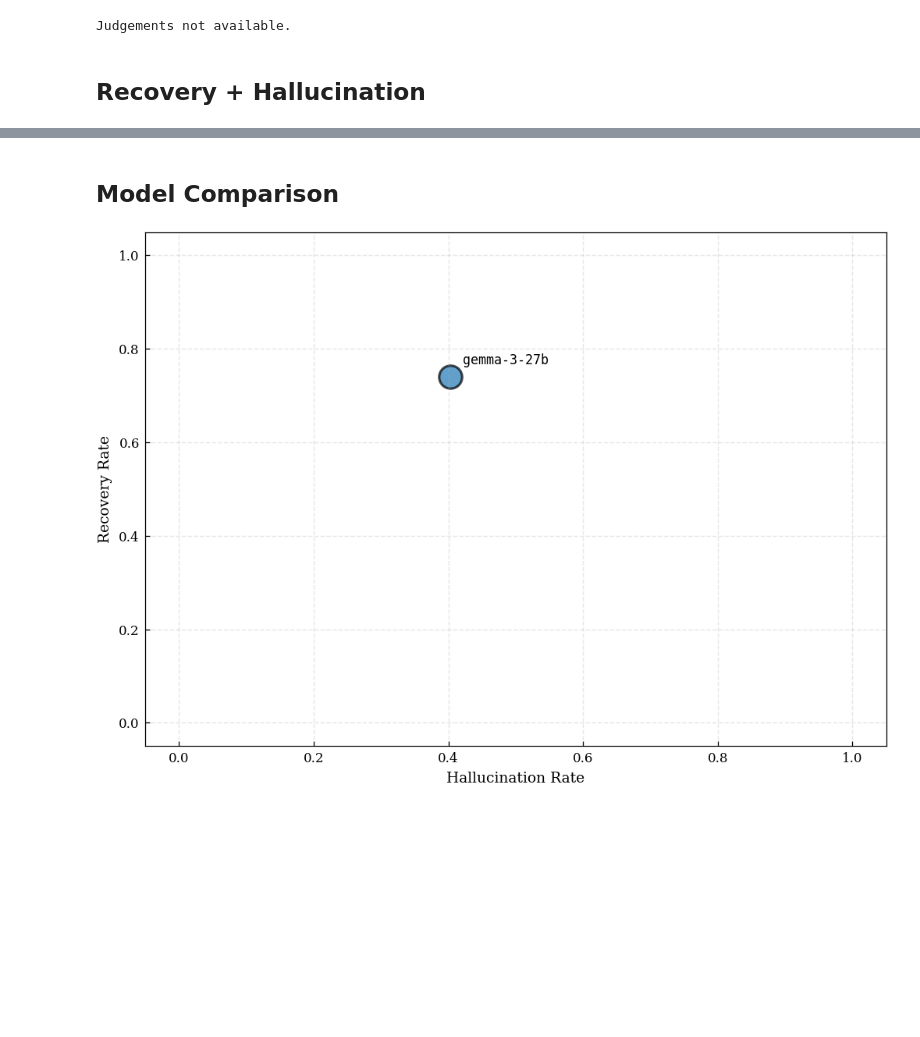
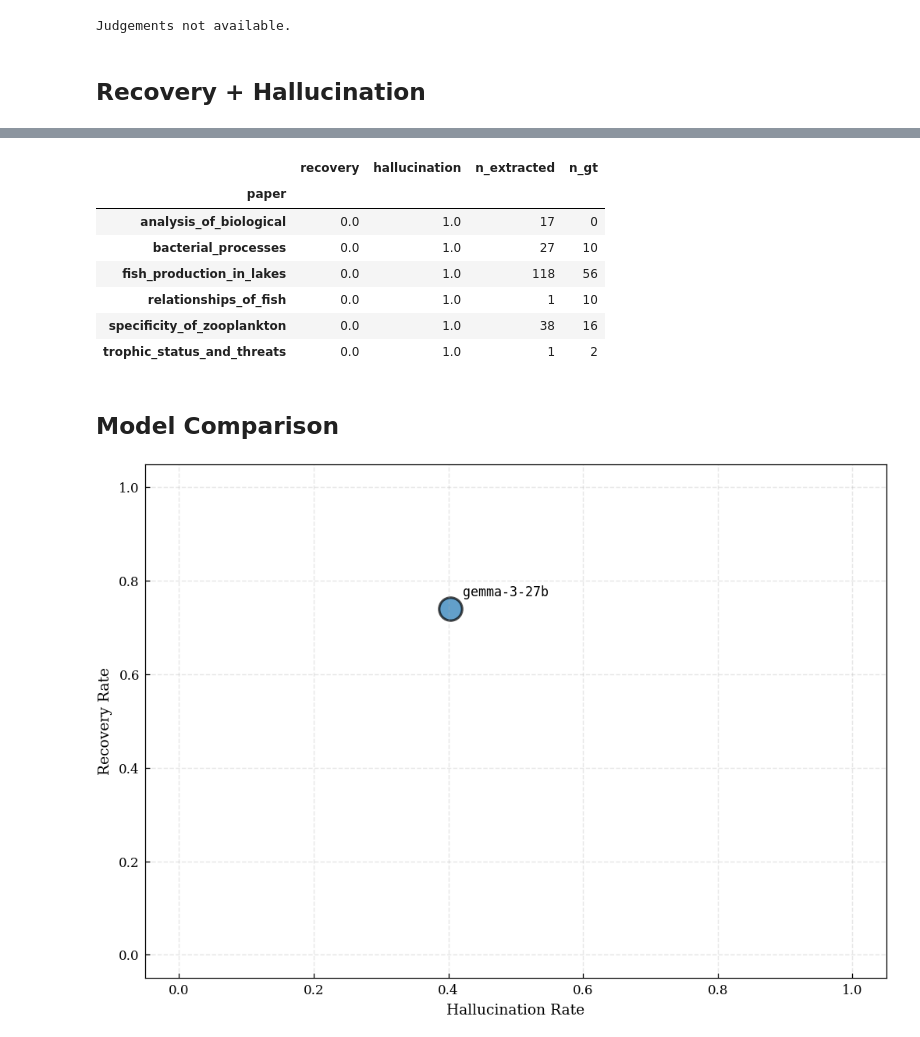
Before and after one commit to kevinqnb/scholarlm, a Jupyter notebook: analysis/extraction_analysis.ipynb, the cells around one changed output, grey strips where cells are left out. Cells and saved outputs as stored; diff of their text form; code cells hidden in the pictures; blank space fills up the shorter version.

Commit message:
analysis updates

```diff
--- a/analysis/extraction_analysis.ipynb
+++ b/analysis/extraction_analysis.ipynb
@@ -311,3 +325,14 @@ paper_metrics_df
+# %%
+paper_metrics_df.loc[paper_metrics_df.recovery == 0.0]
+# %% [output]
+|  | recovery | hallucination | n_extracted | n_gt |
+| paper |  |  |  |  |
+| analysis_of_biological | 0.0 | 1.0 | 17 | 0 |
+| bacterial_processes | 0.0 | 1.0 | 27 | 10 |
+| fish_production_in_lakes | 0.0 | 1.0 | 118 | 56 |
+| relationships_of_fish | 0.0 | 1.0 | 1 | 10 |
+| specificity_of_zooplankton | 0.0 | 1.0 | 38 | 16 |
+| trophic_status_and_threats | 0.0 | 1.0 | 1 | 2 |
 # %% [markdown]
 ## Model Comparison
 # %%
```
Also changed, not shown: parts of 5 cells of this notebook, 1 other file.
